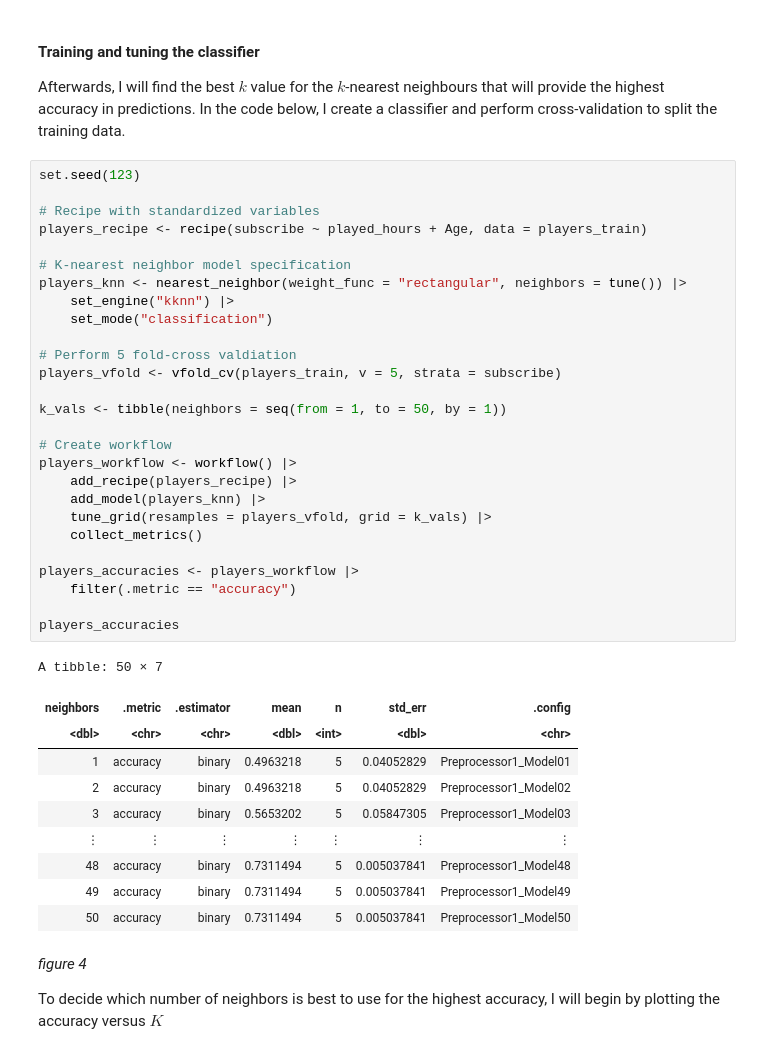
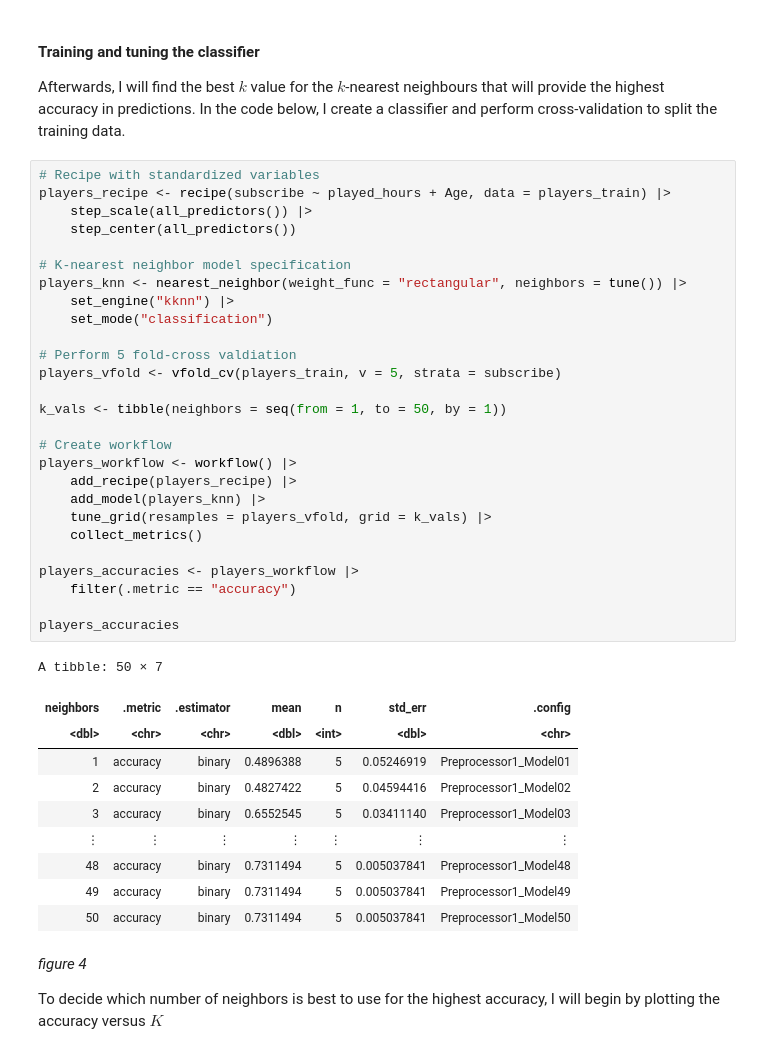
Before and after one commit to gwynnieguo/dsci-100-project, a Jupyter notebook: Final_Report.ipynb, the cells around one changed output. Drawn from its saved outputs; the diff is of its cells as text.

```diff
--- a/Final_Report.ipynb
+++ b/Final_Report.ipynb
@@ -158,39 +157,39 @@ $ Age          <dbl> 17, 22, 17, 23, 18, 33, 25, 24, 23, 42, 37, 28, 21, 18, 1
 
 Afterwards, I will find the best $k$ value for the $k$-nearest neighbours that will provide the highest accuracy in predictions. In the code below, I create a classifier and perform cross-validation to split the training data.
 # %%
-set.seed(123)
-
 # Recipe with standardized variables
-players_recipe <- recipe(subscribe ~ played_hours + Age, data = players_train)
+players_recipe <- recipe(subscribe ~ played_hours + Age, data = players_train) |>
+    step_scale(all_predictors()) |>
+    step_center(all_predictors())
 
 # K-nearest neighbor model specification
 players_knn <- nearest_neighbor(weight_func = "rectangular", neighbors = tune()) |>
     set_engine("kknn") |>
     set_mode("classification")
 
 # Perform 5 fold-cross valdiation
 players_vfold <- vfold_cv(players_train, v = 5, strata = subscribe)
 
 k_vals <- tibble(neighbors = seq(from = 1, to = 50, by = 1))
 
 # Create workflow
 players_workflow <- workflow() |>
     add_recipe(players_recipe) |>
     add_model(players_knn) |>
     tune_grid(resamples = players_vfold, grid = k_vals) |>
     collect_metrics()
 
 players_accuracies <- players_workflow |>
     filter(.metric == "accuracy")
 
 players_accuracies
 # %% [output]
 A tibble: 50 × 7
 | neighbors | .metric | .estimator | mean | n | std_err | .config |
 | <dbl> | <chr> | <chr> | <dbl> | <int> | <dbl> | <chr> |
-| 1 | accuracy | binary | 0.4963218 | 5 | 0.04052829 | Preprocessor1_Model01 |
-| 2 | accuracy | binary | 0.4963218 | 5 | 0.04052829 | Preprocessor1_Model02 |
-| 3 | accuracy | binary | 0.5653202 | 5 | 0.05847305 | Preprocessor1_Model03 |
+| 1 | accuracy | binary | 0.4896388 | 5 | 0.05246919 | Preprocessor1_Model01 |
+| 2 | accuracy | binary | 0.4827422 | 5 | 0.04594416 | Preprocessor1_Model02 |
+| 3 | accuracy | binary | 0.6552545 | 5 | 0.03411140 | Preprocessor1_Model03 |
 | ⋮ | ⋮ | ⋮ | ⋮ | ⋮ | ⋮ | ⋮ |
 | 48 | accuracy | binary | 0.7311494 | 5 | 0.005037841 | Preprocessor1_Model48 |
 | 49 | accuracy | binary | 0.7311494 | 5 | 0.005037841 | Preprocessor1_Model49 |
```
Also changed, not shown: parts of 14 cells of this notebook.
